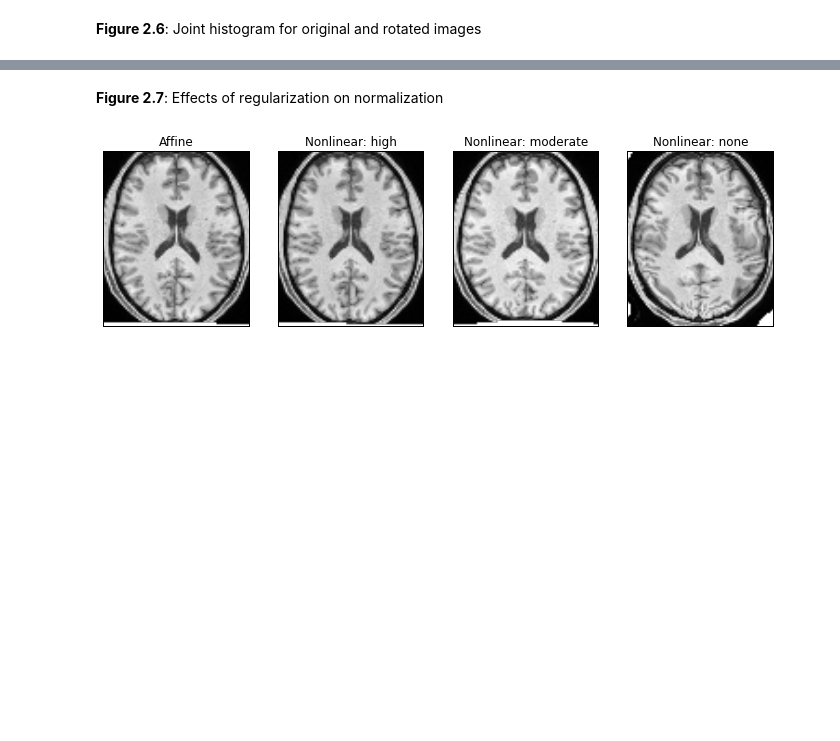
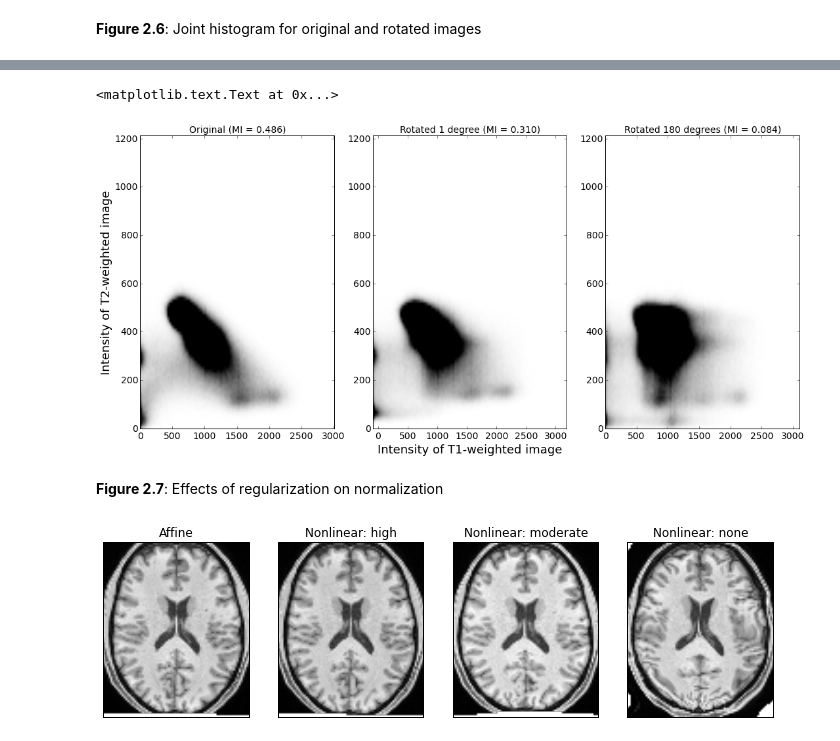
Before and after one commit to poldrack/fmri-handbook-2e-code, a Jupyter notebook: notebooks/Chapter2-ImageProcessing/Chapter2-ImageProcessing.ipynb, the cells around one changed output, grey strips where cells are left out. Drawn from its saved outputs; the diff is of its cells as text; code cells hidden in the pictures; blank space fills up the shorter version.

Commit message:
added rotation-MI example

```diff
--- a/notebooks/Chapter2-ImageProcessing/Chapter2-ImageProcessing.ipynb
+++ b/notebooks/Chapter2-ImageProcessing/Chapter2-ImageProcessing.ipynb
@@ -184,2 +229,73 @@ plt.ylabel('Intensity of T2-weighted image',fontsize=18)
 # %% [markdown]
 __Figure 2.6__: Joint histogram for original and rotated images
+# %%
+def calc_MI(x, y, bins=25):
+    # compute mutual information between two variables
+    import sklearn.metrics
+    c_xy = numpy.histogram2d(x, y, bins)[0]
+    mi = sklearn.metrics.mutual_info_score(None, None, contingency=c_xy)
+    return mi
+
+vmin=0.999999
+
+jointhist,x,y=numpy.histogram2d(t1data,t2data, bins=100,normed=True)
+
+plt.figure(figsize=(18,8))
+plt.subplot(1,3,1)
+plot=plt.imshow(1-jointhist,cmap='gray',vmin=vmin,vmax=1.0,
+          extent=[numpy.min(x),numpy.max(x),numpy.min(y),numpy.max(y)],
+          aspect='auto',origin='lower')
+ax=plt.gca()
+ax.tick_params(axis='both', which='major', labelsize=14)
+plt.ylabel('Intensity of T2-weighted image',fontsize=18)
+plt.title('Original (MI = %0.3f)'%calc_MI(t1data,t2data),fontsize=14)
+
+rotation_matrix=numpy.eye(4)
+angle=0.01 # radians
+rotation_matrix[0,0]=numpy.cos(angle)
+rotation_matrix[1,1]=numpy.cos(angle)
+rotation_matrix[1,0]=numpy.sin(angle)
+rotation_matrix[0,1]=-1*numpy.sin(angle)
+numpy.savetxt('/tmp/rotmat_0.01.txt',rotation_matrix)
+
+
+applyxfm=fsl.ApplyXfm()
+
+if not os.path.exists('/tmp/t1_rot_01.nii.gz'):
+    applyxfm.inputs.in_file =data['T1_bc']
+    applyxfm.inputs.in_matrix_file = '/tmp/rotmat_0.01.txt'
+    applyxfm.inputs.out_file = '/tmp/t1_rot_01.nii.gz'
+    applyxfm.inputs.reference = data['T1_bc']
+    applyxfm.inputs.apply_xfm = True
+    result = applyxfm.run()
+
+t1data_rot01=t1masker.fit_transform('/tmp/t1_rot_01.nii.gz').ravel()
+
+jointhist,x,y=numpy.histogram2d(t1data_rot01,t2data, bins=100,normed=True)
+plt.subplot(1,3,2)
+plot=plt.imshow(1-jointhist,cmap='gray',vmin=vmin,vmax=1.0,
+          extent=[numpy.min(x),numpy.max(x),numpy.min(y),numpy.max(y)],
+          aspect='auto',origin='lower')
+ax=plt.gca()
+ax.tick_params(axis='both', which='major', labelsize=14)
+plt.xlabel('Intensity of T1-weighted image',fontsize=18)
+plt.title('Rotated 1 degree (MI = %0.3f)'%calc_MI(t1data_rot01,t2data),fontsize=14)
+
+if not os.path.exists('/tmp/t1_rot180.nii.gz'):
+    from nipype.interfaces.fsl.utils import SwapDimensions
+    swapdim=SwapDimensions(new_dims=('x','-y','z'))
+    swapdim.inputs.in_file=data['T1_bc']
+    swapdim.inputs.out_file = '/tmp/t1_rot_180.nii.gz'
+    result = swapdim.run()
+
+t1data_rot180=t1masker.fit_transform('/tmp/t1_rot_180.nii.gz').ravel()
+
+jointhist,x,y=numpy.histogram2d(t1data_rot180,t2data, bins=100,normed=True)
+plt.subplot(1,3,3)
+plot=plt.imshow(1-jointhist,cmap='gray',vmin=vmin,vmax=1.0,
+          extent=[numpy.min(x),numpy.max(x),numpy.min(y),numpy.max(y)],
+          aspect='auto',origin='lower')
+ax=plt.gca()
+ax.tick_params(axis='both', which='major', labelsize=14)
+plt.title('Rotated 180 degrees (MI = %0.3f)'%calc_MI(t1data_rot180,t2data),fontsize=14)
+# %% [output]
@@ -186,3 +303,5 @@ __Figure 2.6__: Joint histogram for original and rotated images
+<matplotlib.text.Text at 0x...>
+[figure, added]
 # %% [markdown]
 __Figure 2.7__: Effects of regularization on normalization
 # %%
```
Also changed, not shown: parts of 4 cells of this notebook.
